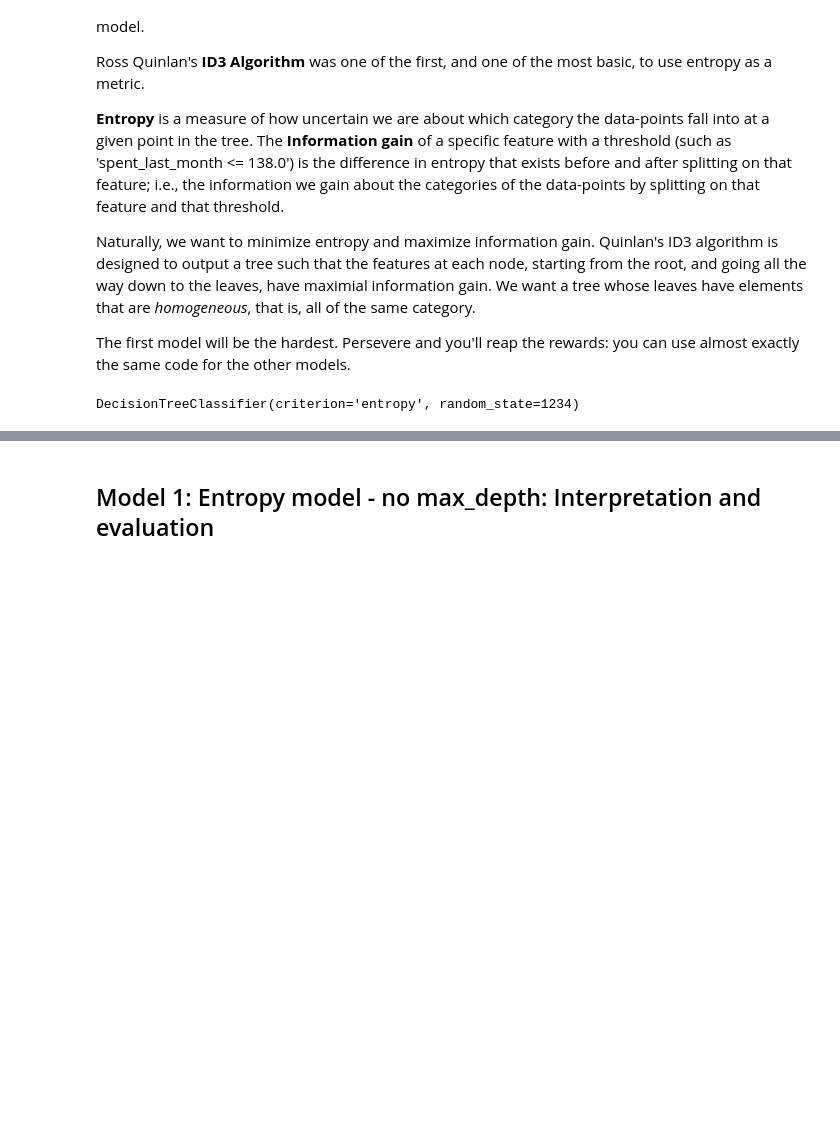
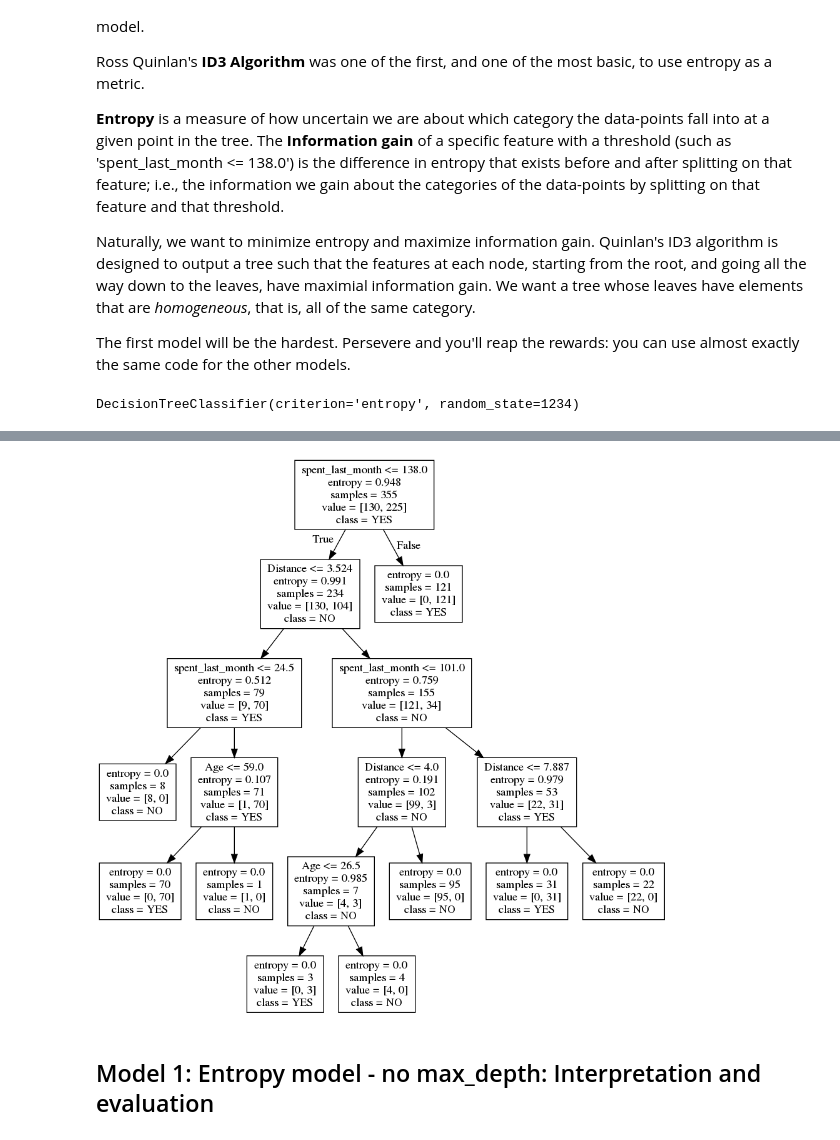
Before and after one commit to rkarpman/Springboard, a Jupyter notebook: Diner_coffee_case_study/coffee_case_study.ipynb, the cells around one changed output, grey strips where cells are left out. Cells and saved outputs as stored; diff of their text form; code cells hidden in the pictures; blank space fills up the shorter version.

Commit message:
trying a different way to vizualize decision tree

```diff
--- a/Diner_coffee_case_study/coffee_case_study.ipynb
+++ b/Diner_coffee_case_study/coffee_case_study.ipynb
@@ -367,17 +367,18 @@ DecisionTreeClassifier(criterion='entropy', random_state=1234)
 # Now we want to visualize the tree
 
 # We can do so with export_graphviz
+from IPython.display import Image
+
 import graphviz
 dot_data = tree.export_graphviz(entr_model, out_file=None)
 graph = graphviz.Source(dot_data)
 display(graph)
 
 # Alternatively for class_names use entr_model.classes_
-dot_data = tree.export_graphviz(entr_model,
+out_file = tree.export_graphviz(entr_model,
                                 class_names = entr_model.classes_,
-                                feature_names = X.columns,
-                                out_file=None)
-graph = graphviz.Source(dot_data)
-display(graph)
+                                feature_names = X.columns)
+graph = pydotplus.graph_from_dot_data(out_file)
+Image(graph.create_png())
 # %% [output]
 [drawing not drawn]
@@ -385,3 +385,4 @@ display(graph)
+[figure, added]
 # %% [markdown]
 ## Model 1: Entropy model - no max_depth: Interpretation and evaluation
 # %%
```
Also changed, not shown: parts of 2 cells of this notebook.
